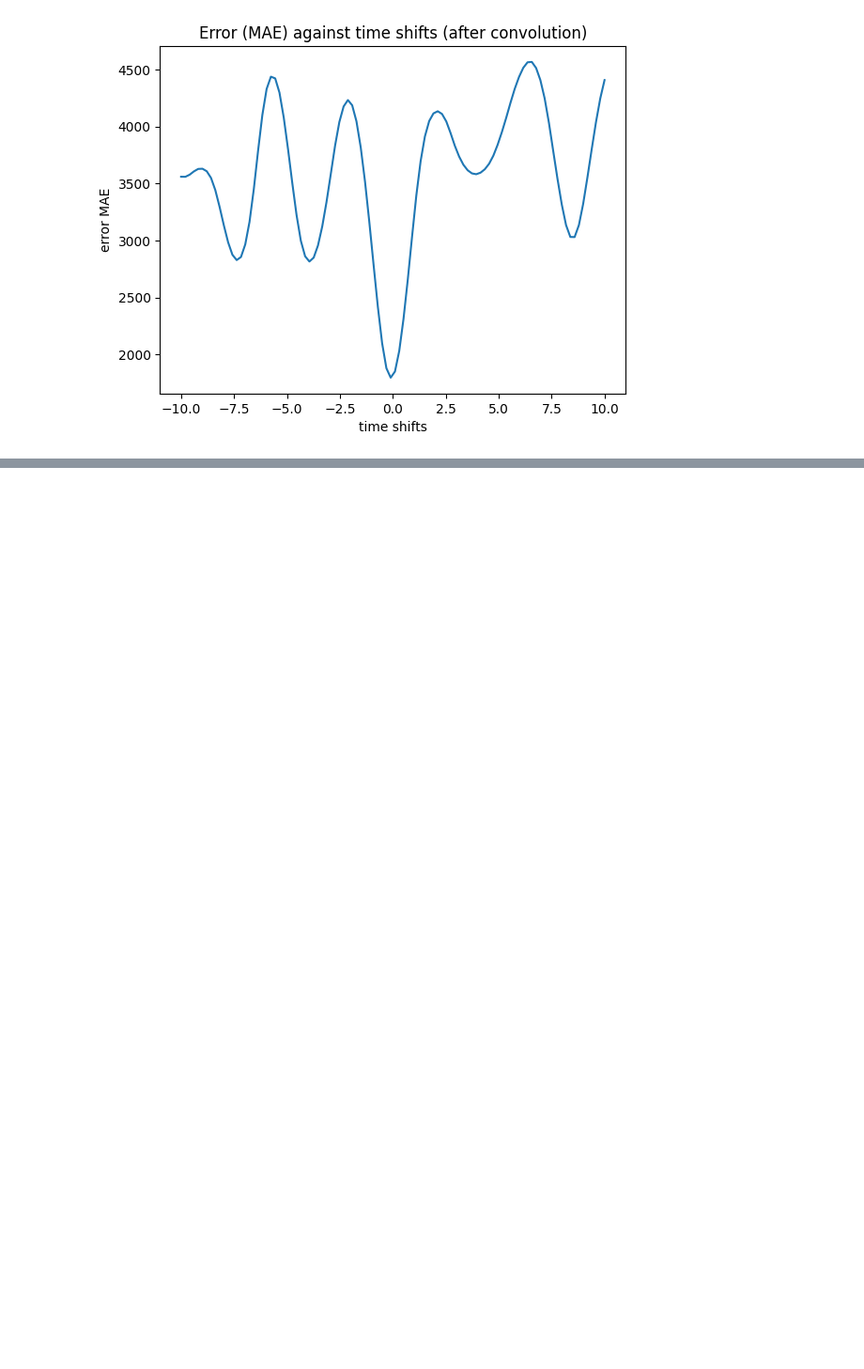
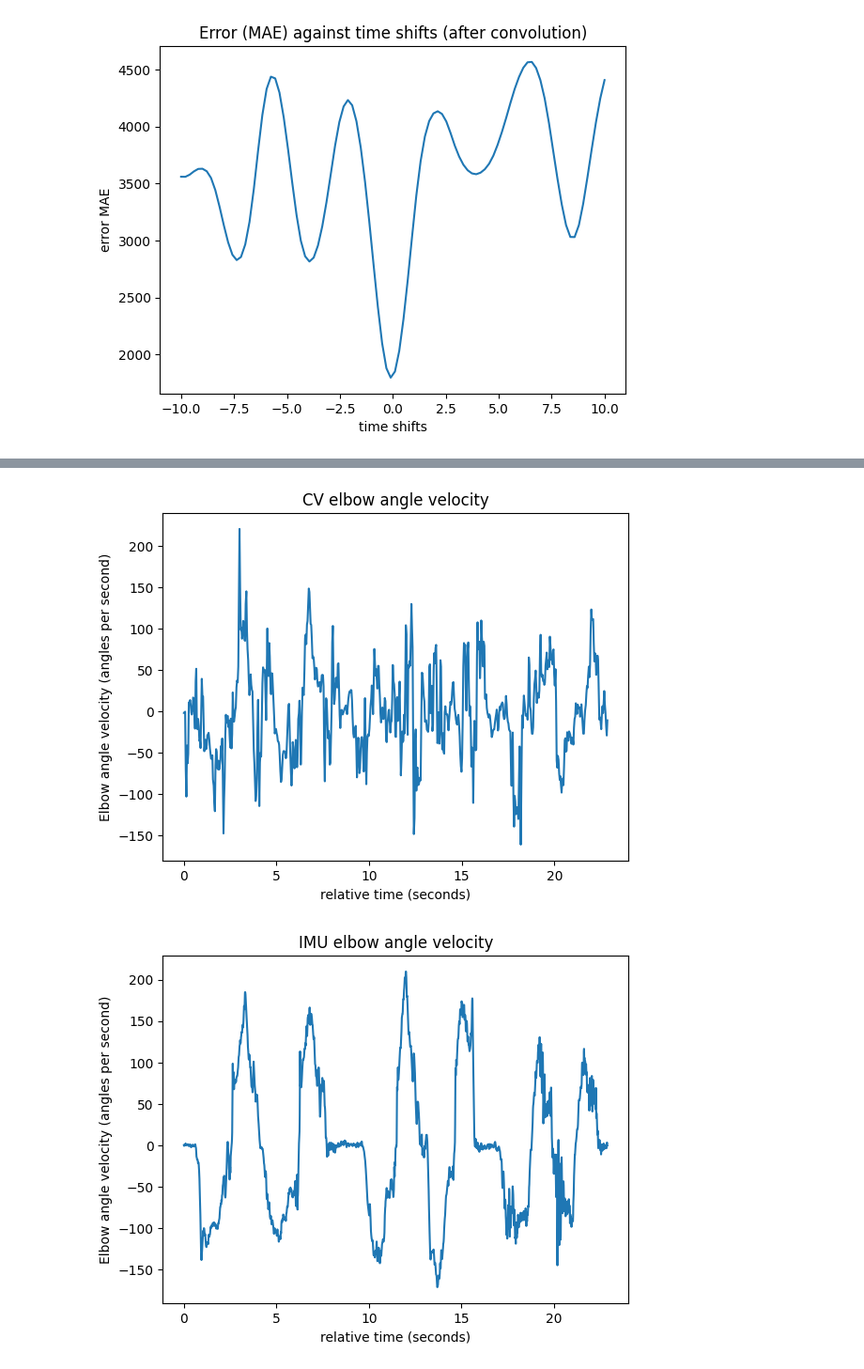
Before and after one commit to Colin-B-Billhardt/Climbing_Tracker, a Jupyter notebook: quaternion_analyses.ipynb, the cells around one changed output, grey strips where cells are left out. Shown at 94% size. Saved outputs shown, nothing was run; the diff lists cells and outputs as text; code cells hidden in the pictures; blank space fills up the shorter version.

```diff
--- a/quaternion_analyses.ipynb
+++ b/quaternion_analyses.ipynb
@@ -313,0 +294,70 @@ plt.show()
+# %%
+#weighted convolution
+def calculate_angles_and_reweighted_window(angles, weighted_window, lower_bound, upper_bound):
+    weighted_average = []
+    angles_to_avg = angles[lower_bound: upper_bound]
+
+    if lower_bound == 0:
+        for missing_angle in range(0,len(weighted_window)- len(angles_to_avg)):
+                angles_to_avg.insert(0,angles[0])
+    else:
+        for missing_angle in range(0,len(weighted_window)- len(angles_to_avg)):
+                angles_to_avg.append(angles[-1])
+
+    for j in range(0, len(angles_to_avg)):
+                weighted_angle = angles_to_avg[j] * weighted_window[j]
+                weighted_average.append(weighted_angle)
+
+    return angles_to_avg, weighted_average
+# %%
+def weighted_convolution(angles, weighted_window):
+
+    smoothed_signal = []
+    half = len(weighted_window) // 2 #go up and down by half to keep convolution in the middle
+
+    for i in range(0, len(angles)):
+
+        #check if out of bounds
+        if i - half < 0:
+
+            angles_to_avg, weighted_average = calculate_angles_and_reweighted_window(angles,weighted_window, 0, i + half + 1)
+            smoothed_signal.append(sum(weighted_average))
+
+        elif i + half  > len(angles) - 1:
+
+            angles_to_avg, weighted_average = calculate_angles_and_reweighted_window(angles, weighted_window, i - half, i + half + 1)
+            smoothed_signal.append(sum(weighted_average))
+
+        else:
+            angles_to_avg = angles[i - half: i + half + 1]
+            weighted_average = []
+            for j in range(0, len(angles_to_avg)):
+                weighted_angle = angles_to_avg[j] * weighted_window[j]
+                weighted_average.append(weighted_angle)
+            smoothed_signal.append(sum(weighted_average))
+
+    return smoothed_signal
+
+
+cv_angle_velocity = weighted_convolution(cv_angle_smoothed, [-1,0,1])
+dt = np.array(relative_time_CV)  # seconds
+vel_CV = np.array(cv_angle_velocity) / (dt[2:] - dt[:-2]).mean()
+
+plt.plot(relative_time_CV, vel_CV)
+plt.title("CV elbow angle velocity")
+plt.xlabel("relative time (seconds)")
+plt.ylabel("Elbow angle velocity (angles per second)")
+plt.show()
+
+IMU_angle_velocity = weighted_convolution(angles, [-1,0,1])
+dt = np.array(relative_time_IMU)  # seconds
+vel_IMU = np.array(IMU_angle_velocity) / (dt[2:] - dt[:-2]).mean()
+
+plt.plot(relative_time_IMU, vel_IMU)
+plt.title("IMU elbow angle velocity")
+plt.xlabel("relative time (seconds)")
+plt.ylabel("Elbow angle velocity (angles per second)")
+plt.show()
+# %% [output]
+[figure, added]
+[figure, added]
```
Also changed, not shown: parts of 10 cells of this notebook.
